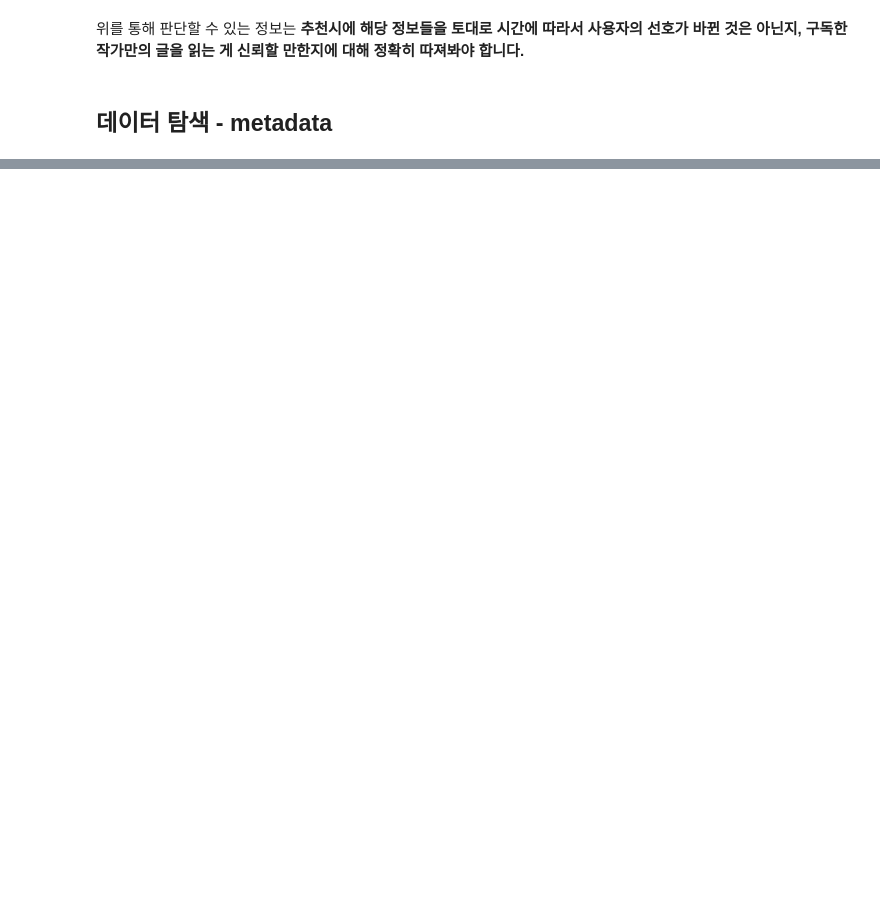
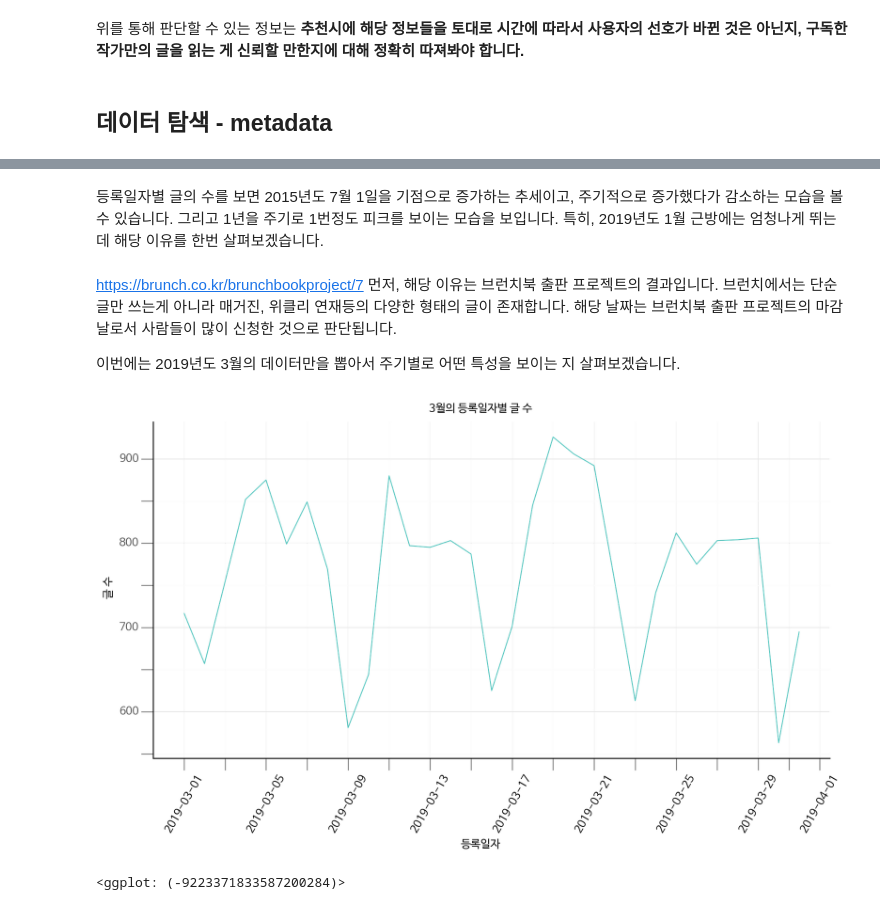
Before and after one commit to choco9966/T-academy-Recommendation, a Jupyter notebook: code/01. Brunch Data Exploration Analysis.ipynb, the cells around one changed output, grey strips where cells are left out. Cells and saved outputs as stored; diff of their text form; code cells hidden in the pictures; blank space fills up the shorter version.

```diff
--- a/code/01. Brunch Data Exploration Analysis.ipynb
+++ b/code/01. Brunch Data Exploration Analysis.ipynb
@@ -453,0 +454,23 @@ read_cnt_by_reg_dt = read_cnt_by_reg_dt.iloc[:-1]
+# %% [markdown]
+등록일자별 글의 수를 보면 2015년도 7월 1일을 기점으로 증가하는 추세이고, 주기적으로 증가했다가 감소하는 모습을 볼 수 있습니다. 그리고 1년을 주기로 1번정도 피크를 보이는 모습을 보입니다. 특히, 2019년도 1월 근방에는 엄청나게 뛰는데 해당 이유를 한번 살펴보겠습니다.
+# %% [markdown]
+https://brunch.co.kr/brunchbookproject/7 먼저, 해당 이유는 브런치북 출판 프로젝트의 결과입니다. 브런치에서는 단순 글만 쓰는게 아니라 매거진, 위클리 연재등의 다양한 형태의 글이 존재합니다. 해당 날짜는 브런치북 출판 프로젝트의 마감날로서 사람들이 많이 신청한 것으로 판단됩니다.
+
+이번에는 2019년도 3월의 데이터만을 뽑아서 주기별로 어떤 특성을 보이는 지 살펴보겠습니다.
+# %%
+read_cnt_by_reg_dt_ = read_cnt_by_reg_dt[read_cnt_by_reg_dt['reg_dt'] >= '2019-03-01']
+
+(ggplot(data=read_cnt_by_reg_dt_)
+    + geom_line(aes(x='reg_dt', y='article_id'), colour = '#49beb7')
+    + theme_minimal()
+    + ggtitle("3월의 등록일자별 글 수")
+    + labs(x="등록일자", y="글 수")
+    + theme(text = element_text(fontproperties=font),
+         axis_text_x = element_text(angle=60, color='black'),
+         axis_line=element_line(color="black"),
+         axis_ticks=element_line(color = "grey"),
+         figure_size=(12,6))
+ )
+# %% [output]
+[figure, added]
+<ggplot: (-9223371833587200284)>
```
Also changed, not shown: parts of 23 cells of this notebook.
